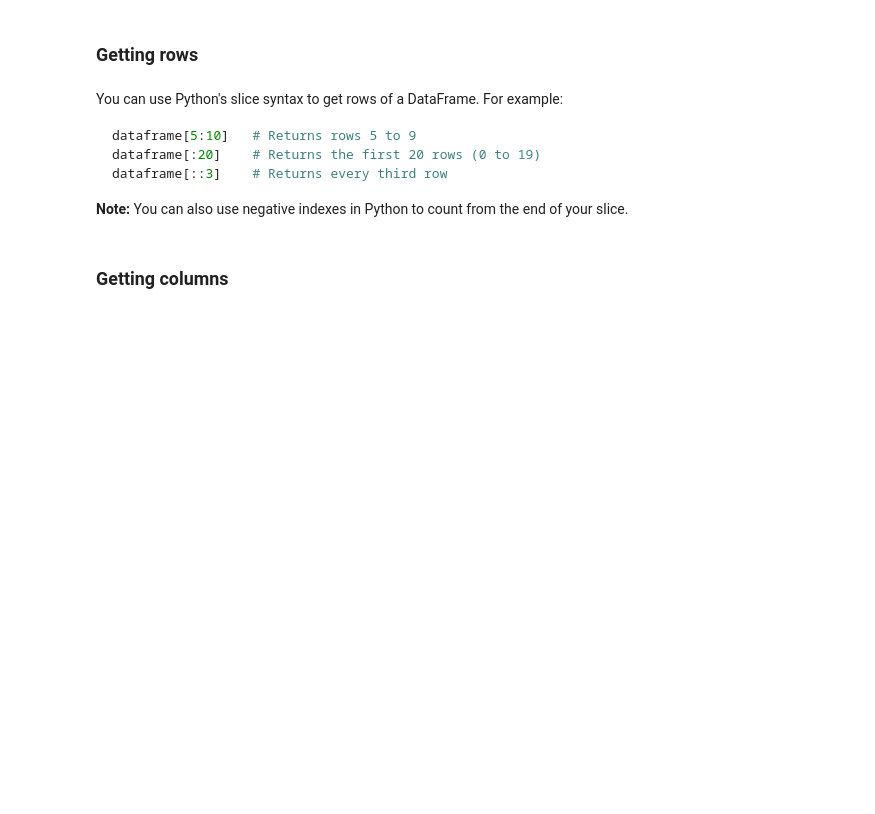
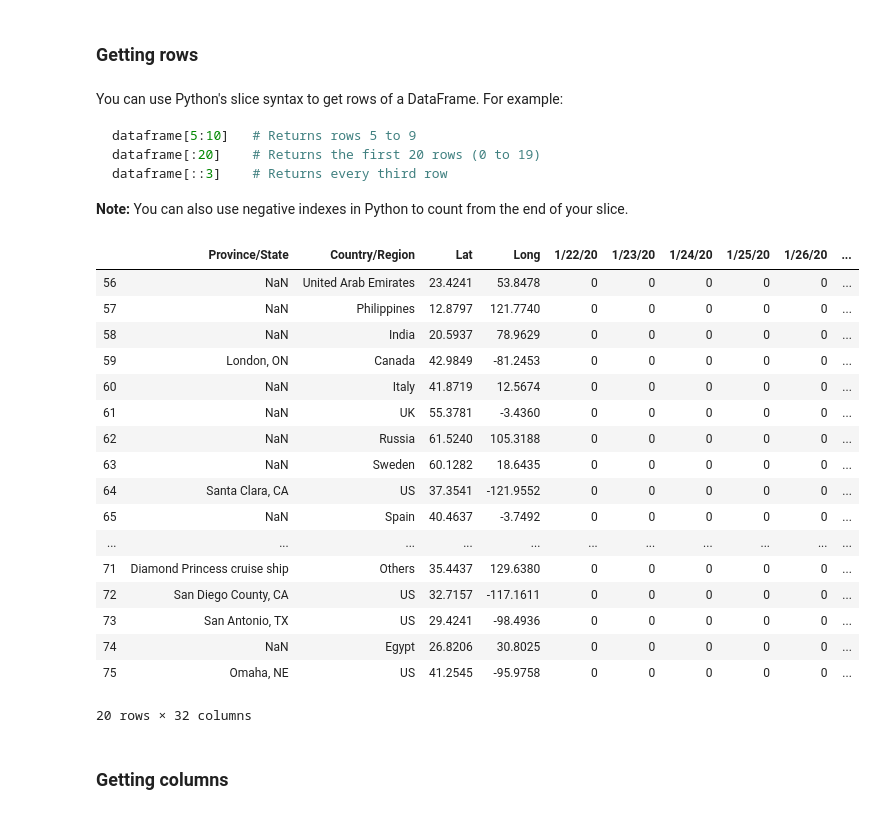
Before and after one commit to trouni/workshop-data-analysis, a Jupyter notebook: data_analysis_workshop.ipynb, the cells around one changed output. Saved outputs shown, nothing was run; the diff lists cells and outputs as text; code cells hidden in the pictures; blank space fills up the shorter version.

```diff
--- a/data_analysis_workshop.ipynb
+++ b/data_analysis_workshop.ipynb
@@ -147,8 +200,27 @@ dataframe[::3]    # Returns every third row
 # %%
 ### TODO ###
 # Display the last 20 rows of the recovered_df DataFrame.
 
-# YOUR CODE HERE
+recovered_df[-20:]
+# %% [output]
+|  | Province/State | Country/Region | Lat | Long | 1/22/20 | 1/23/20 | 1/24/20 | 1/25/20 | 1/26/20 | ... |
+| 56 | NaN | United Arab Emirates | 23.4241 | 53.8478 | 0 | 0 | 0 | 0 | 0 | ... |
+| 57 | NaN | Philippines | 12.8797 | 121.7740 | 0 | 0 | 0 | 0 | 0 | ... |
+| 58 | NaN | India | 20.5937 | 78.9629 | 0 | 0 | 0 | 0 | 0 | ... |
+| 59 | London, ON | Canada | 42.9849 | -81.2453 | 0 | 0 | 0 | 0 | 0 | ... |
+| 60 | NaN | Italy | 41.8719 | 12.5674 | 0 | 0 | 0 | 0 | 0 | ... |
+| 61 | NaN | UK | 55.3781 | -3.4360 | 0 | 0 | 0 | 0 | 0 | ... |
+| 62 | NaN | Russia | 61.5240 | 105.3188 | 0 | 0 | 0 | 0 | 0 | ... |
+| 63 | NaN | Sweden | 60.1282 | 18.6435 | 0 | 0 | 0 | 0 | 0 | ... |
+| 64 | Santa Clara, CA | US | 37.3541 | -121.9552 | 0 | 0 | 0 | 0 | 0 | ... |
+| 65 | NaN | Spain | 40.4637 | -3.7492 | 0 | 0 | 0 | 0 | 0 | ... |
+| ... | ... | ... | ... | ... | ... | ... | ... | ... | ... | ... |
+| 71 | Diamond Princess cruise ship | Others | 35.4437 | 129.6380 | 0 | 0 | 0 | 0 | 0 | ... |
+| 72 | San Diego County, CA | US | 32.7157 | -117.1611 | 0 | 0 | 0 | 0 | 0 | ... |
+| 73 | San Antonio, TX | US | 29.4241 | -98.4936 | 0 | 0 | 0 | 0 | 0 | ... |
+| 74 | NaN | Egypt | 26.8206 | 30.8025 | 0 | 0 | 0 | 0 | 0 | ... |
+| 75 | Omaha, NE | US | 41.2545 | -95.9758 | 0 | 0 | 0 | 0 | 0 | ... |
+20 rows × 32 columns
 # %% [markdown]
 ### Getting columns
 # %% [markdown]
```
Also changed, not shown: parts of 24 cells of this notebook.
